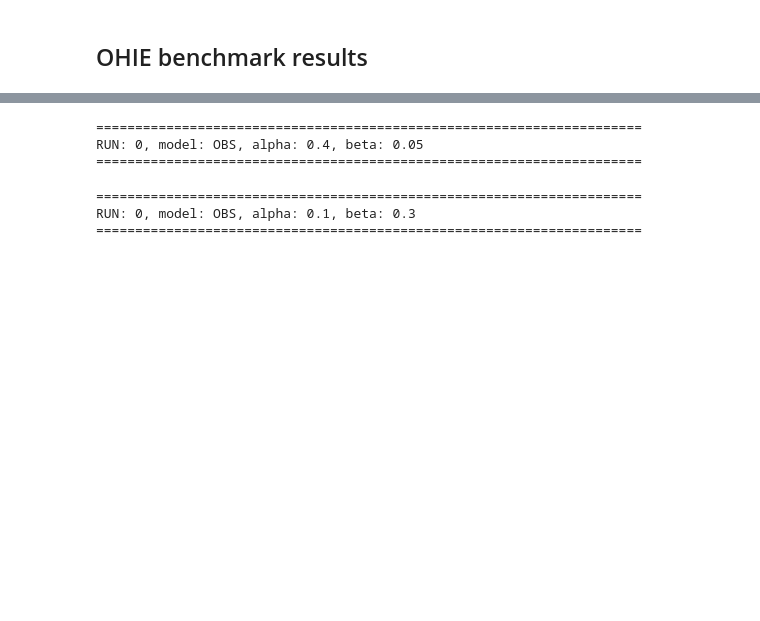
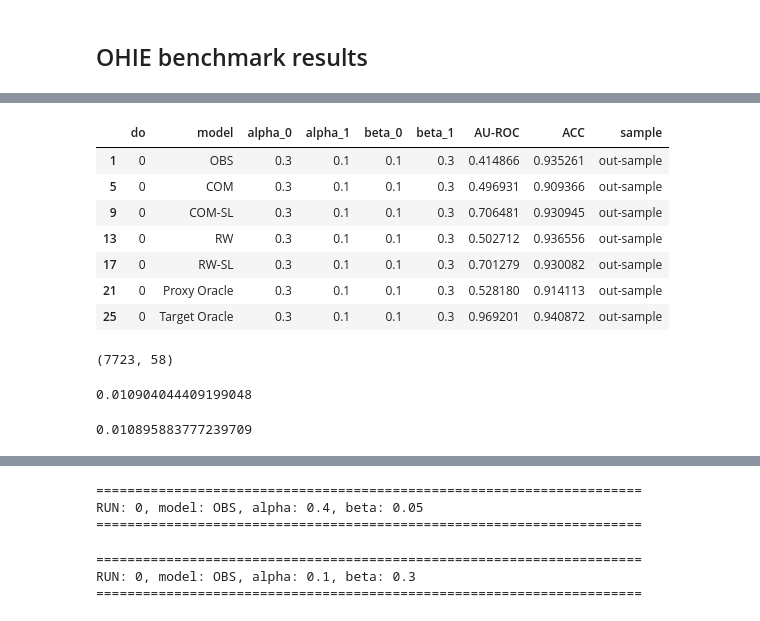
Before and after one commit to lguerdan/counterfactual-decision-support, a Jupyter notebook: risk_minimization_exps.ipynb, the cells around one changed output, grey strips where cells are left out. Cells and saved outputs as stored; diff of their text form; code cells hidden in the pictures; blank space fills up the shorter version.

```diff
--- a/risk_minimization_exps.ipynb
+++ b/risk_minimization_exps.ipynb
@@ -71,0 +205,12 @@ baselines = [{
+# %%
+# This is for accuracy of models predicting potential outcomes on held-out data
+po_benchmark[(po_benchmark['do'] == 0) & (po_benchmark['sample'] == 'out-sample')]
+# %% [output]
+|  | do | model | alpha_0 | alpha_1 | beta_0 | beta_1 | AU-ROC | ACC | sample |
+| 1 | 0 | OBS | 0.3 | 0.1 | 0.1 | 0.3 | 0.414866 | 0.935261 | out-sample |
+| 5 | 0 | COM | 0.3 | 0.1 | 0.1 | 0.3 | 0.496931 | 0.909366 | out-sample |
+| 9 | 0 | COM-SL | 0.3 | 0.1 | 0.1 | 0.3 | 0.706481 | 0.930945 | out-sample |
+| 13 | 0 | RW | 0.3 | 0.1 | 0.1 | 0.3 | 0.502712 | 0.936556 | out-sample |
+| 17 | 0 | RW-SL | 0.3 | 0.1 | 0.1 | 0.3 | 0.701279 | 0.930082 | out-sample |
+| 21 | 0 | Proxy Oracle | 0.3 | 0.1 | 0.1 | 0.3 | 0.528180 | 0.914113 | out-sample |
+| 25 | 0 | Target Oracle | 0.3 | 0.1 | 0.1 | 0.3 | 0.969201 | 0.940872 | out-sample |
@@ -71,0 +244,12 @@ baselines = [{
+# %%
+X.shape
+# %% [output]
+(7723, 58)
+# %%
+Y_0[D==1].mean()
+# %% [output]
+0.010904044409199048
+# %%
+Y_0[D==0].mean()
+# %% [output]
+0.010895883777239709
```
Also changed, not shown: parts of 16 cells of this notebook, 37 other files.
